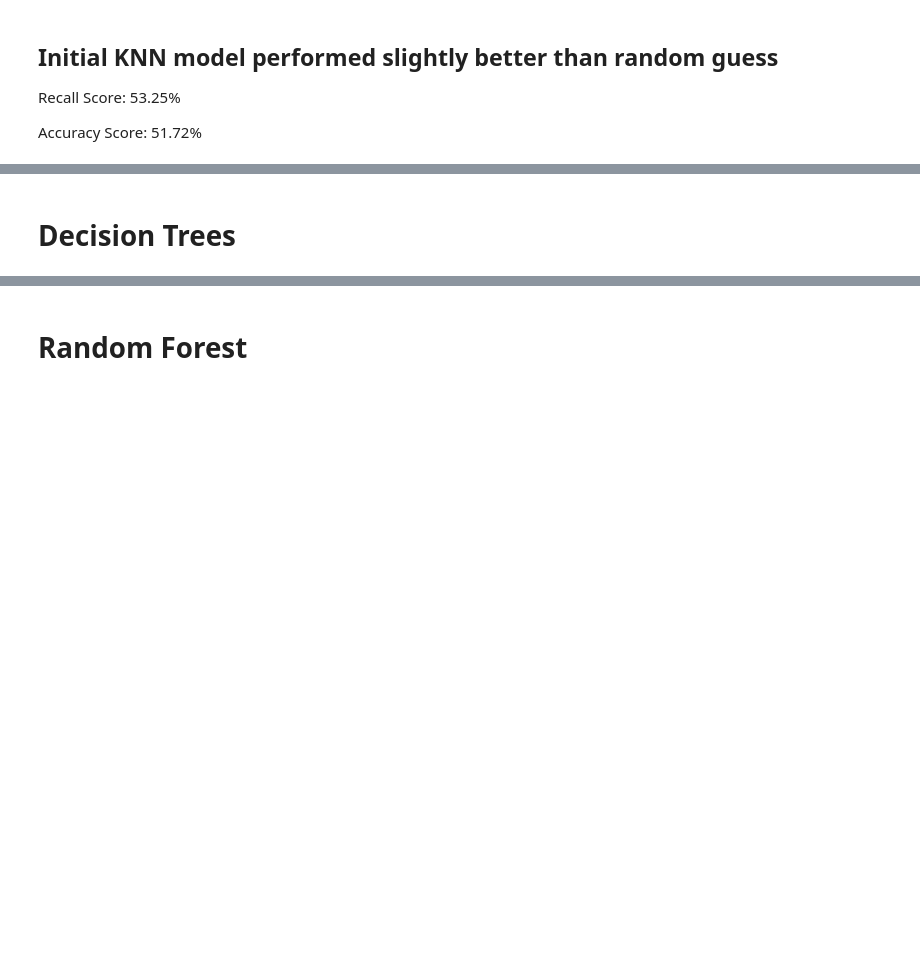
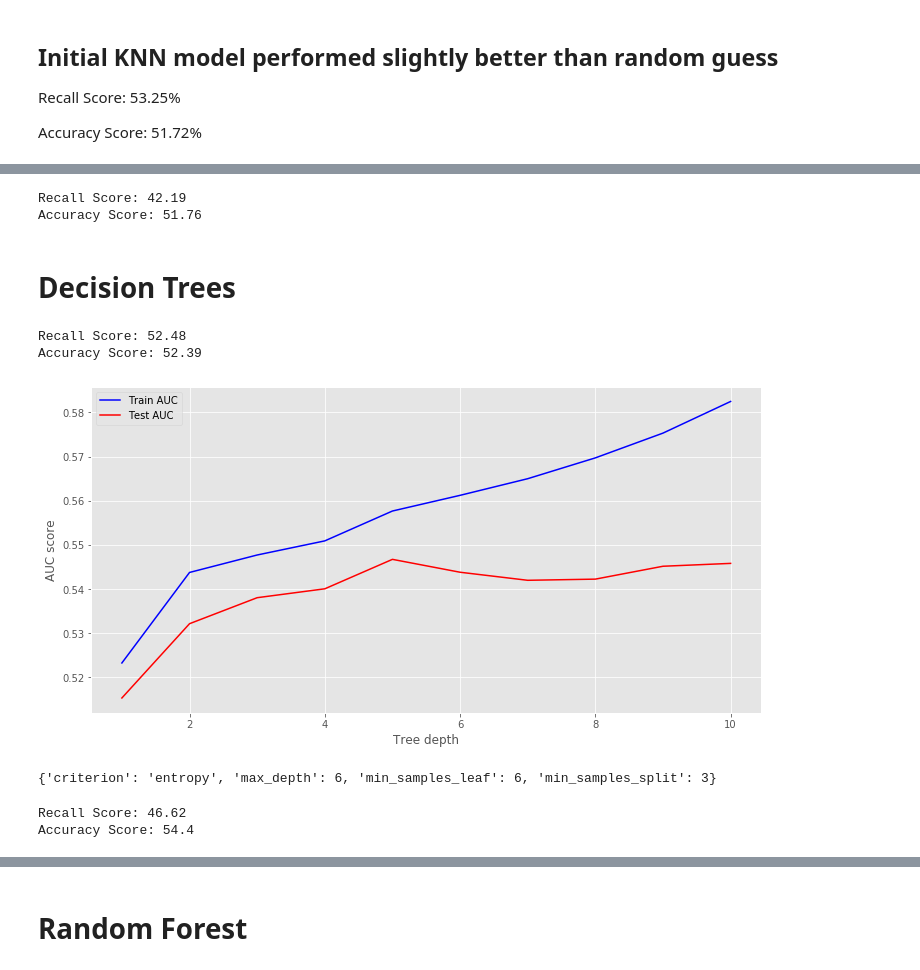
Before and after one commit to Gal-Gilor/In_Zeus_We_Trust, a Jupyter notebook: dota_classification_models.ipynb, the cells around one changed output, grey strips where cells are left out. Saved outputs shown, nothing was run; the diff lists cells and outputs as text; code cells hidden in the pictures; blank space fills up the shorter version.

```diff
--- a/dota_classification_models.ipynb
+++ b/dota_classification_models.ipynb
@@ -99,7 +128,12 @@ Accuracy = 52.39%
 # %%
-knn = KNeighborsClassifier(n_neighbors=11)
+knn = KNeighborsClassifier(n_neighbors=12)
 knn.fit(x_train, y_train.values.ravel())
 
-k11_predict = knn.predict(x_test)
+k12_predict = knn.predict(x_test)
+
+k12recall, k12acc = print_metrics(y_test, k12_predict, print_score=True)
+# %% [output]
+Recall Score: 42.19
+Accuracy Score: 51.76
 # %% [markdown]
 # Decision Trees
@@ -105,0 +149,12 @@ k11_predict = knn.predict(x_test)
+# %%
+tree = DecisionTreeClassifier(random_state=10)
+tree.fit(x_train, y_train)
+
+# predict
+tree_pred = tree.predict(x_test)
+
+# get prediction accuracy
+tree_recall, tree_acc = print_metrics(y_test, tree_pred, print_score=True)
+# %% [output]
+Recall Score: 52.48
+Accuracy Score: 52.39
@@ -105,0 +193,5 @@ k11_predict = knn.predict(x_test)
+# %%
+# find the optimal depth
+find_optimal_param(x_train, x_test, y_train, y_test)
+# %% [output]
+[figure, added]
@@ -105,0 +207,16 @@ k11_predict = knn.predict(x_test)
+# %%
+print(tree_grid.best_params_)
+# %% [output]
+{'criterion': 'entropy', 'max_depth': 6, 'min_samples_leaf': 6, 'min_samples_split': 3}
+# %%
+# fit the optimal tree
+optimal_tree = tree_grid.best_estimator_
+optimal_tree.fit(x_train, y_train)
+# predict
+opt_tree_pred = optimal_tree.predict(x_test)
+
+# get prediction accuracy
+opt_tree_recall, opt_tree_acc = print_metrics(y_test, opt_tree_pred, print_score=True)
+# %% [output]
+Recall Score: 46.62
+Accuracy Score: 54.4
```
Also changed, not shown: parts of 29 cells of this notebook, 1 other file.
